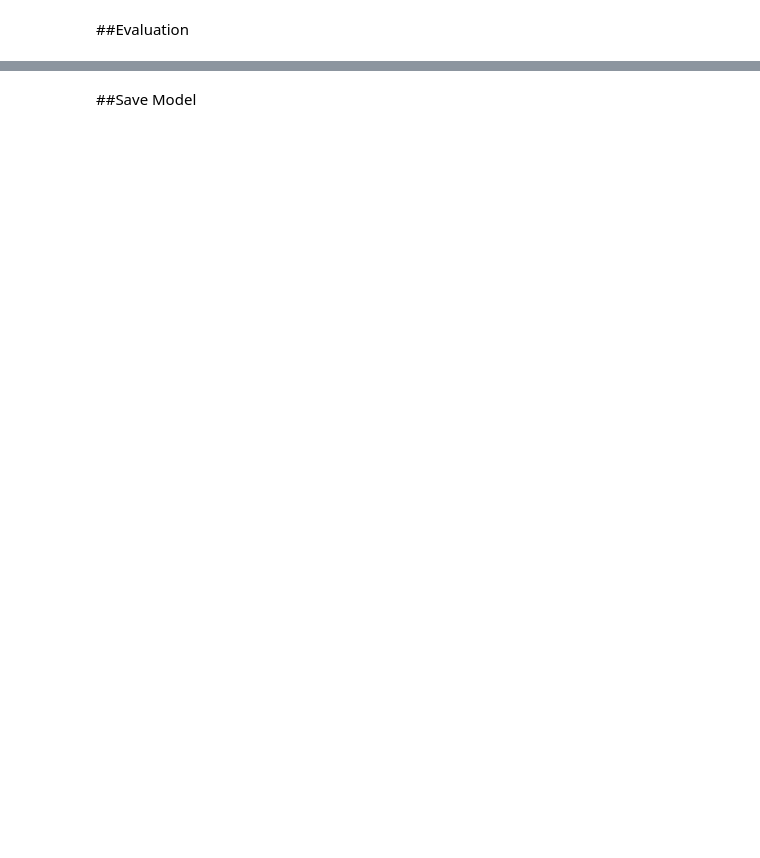
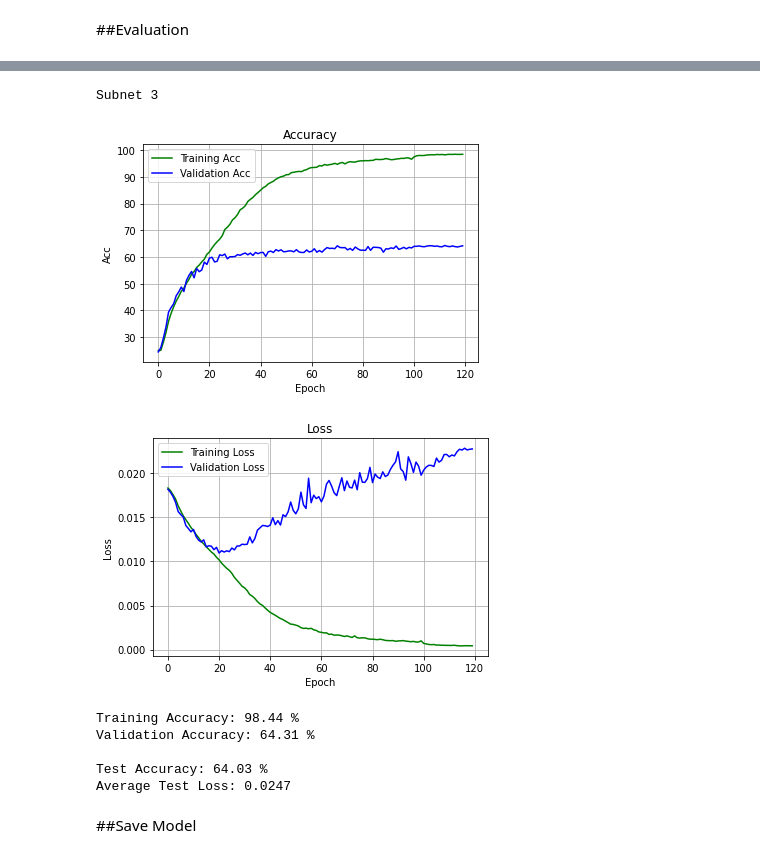
Before and after one commit to usef-kh/EC-523-Deep-Learning-Project, a Jupyter notebook: FER_with_CNN_Ensemble.ipynb, the cells around one changed output, grey strips where cells are left out. Drawn from its saved outputs; the diff is of its cells as text; code cells hidden in the pictures; blank space fills up the shorter version.

```diff
--- a/FER_with_CNN_Ensemble.ipynb
+++ b/FER_with_CNN_Ensemble.ipynb
@@ -274,12 +286,10 @@ net = net.to(device)
 # %%
 def train_model(net, trainloader, valloader, n_epochs=20):
 
-    acc_train_arr, acc_val_arr = [], []
-    loss_train_arr, loss_val_arr = [], []
     for epoch in range(n_epochs):
 
         net = net.train()
-        loss_train, correct_count, n = 0.0, 0.0, 0.0
+        loss_tr, correct_count, n = 0.0, 0.0, 0.0
         for i, data in enumerate(trainloader):
             inputs, labels = data
             inputs, labels = inputs.to(device), labels.to(device)
@@ -294,27 +304,25 @@ def train_model(net, trainloader, valloader, n_epochs=20):
             optimizer.step()
 
             # calculate performance metrics
-            loss_train += loss.item()
+            loss_tr += loss.item()
 
             _, preds = torch.max(outputs.data, 1)
             correct_count += (preds == labels).sum().item()
             n += labels.size(0)
 
         # Save train and validation performance metrics
-        acc_train = 100 * correct_count / n
-        loss_train = loss_train / n
+        acc_tr = 100 * correct_count / n
+        loss_tr = loss_tr / n
 
-        acc_val, loss_val = test_model(net, valloader)
+        acc_v, loss_v = test_model(net, valloader)
 
-        loss_train_arr.append(loss_train)
-        loss_val_arr.append(loss_val)
+        net.history.loss_train.append(loss_tr)
+        net.history.loss_val.append(loss_v)
 
-        acc_train_arr.append(acc_train)
-        acc_val_arr.append(acc_val)
+        net.history.acc_train.append(acc_tr)
+        net.history.acc_val.append(acc_v)
 
-        print('Epoch %2d' % (epoch + 1), 'Train Accuracy: %2.2f %%' % (acc_train), 'Val Accuracy: %2.2f %%' % (acc_val), sep='\t\t')
-
-    return loss_train_arr, loss_val_arr, acc_train_arr, acc_val_arr
+        print('Epoch %2d' % (epoch + 1), 'Train Accuracy: %2.2f %%' % (acc_tr), 'Val Accuracy: %2.2f %%' % (acc_v), sep='\t\t')
 # %%
 def test_model(net, dataloader):
 
@@ -341,2 +355,5 @@ def test_model(net, dataloader):
+# %%
+sub3 = Subnet3()
+sub3 = sub3.to(device)
 # %%
 criterion = nn.CrossEntropyLoss()
@@ -363,0 +361,2 @@ Epoch 100               Train Accuracy: 97.12 %         Val Accuracy: 64.20 %
+# %%
+train_model(sub3, trainloader, valloader, n_epochs=20)
@@ -395,3 +441,15 @@ Average Test Loss: 0.0217 %
+# %%
+print("Subnet 3")
+plot_metrics(sub3)
+# %% [output]
+Subnet 3
+[figure, added]
+[figure, added]
+Training Accuracy: 98.44 %
+Validation Accuracy: 64.31 %
+
+Test Accuracy: 64.03 %
+Average Test Loss: 0.0247
 # %% [markdown]
 ##Save Model
 # %%
```
Also changed, not shown: parts of 21 cells of this notebook.
